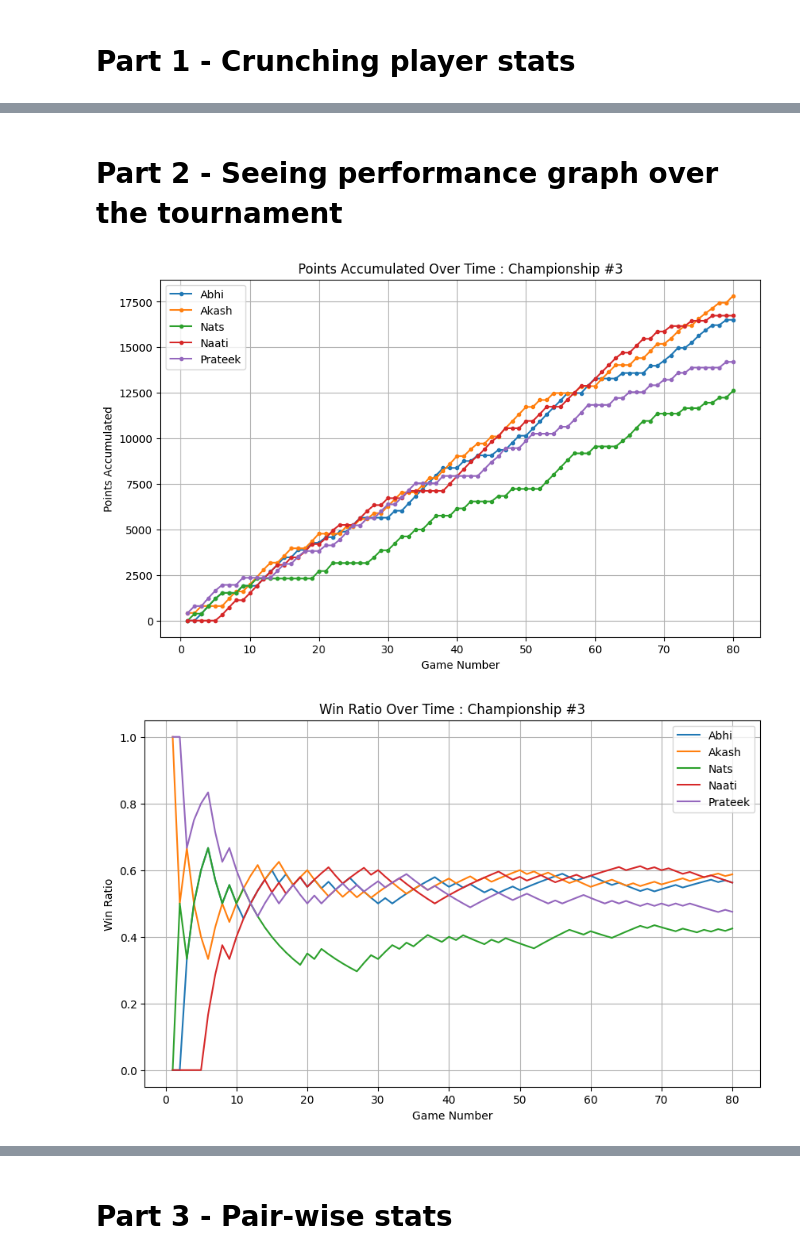
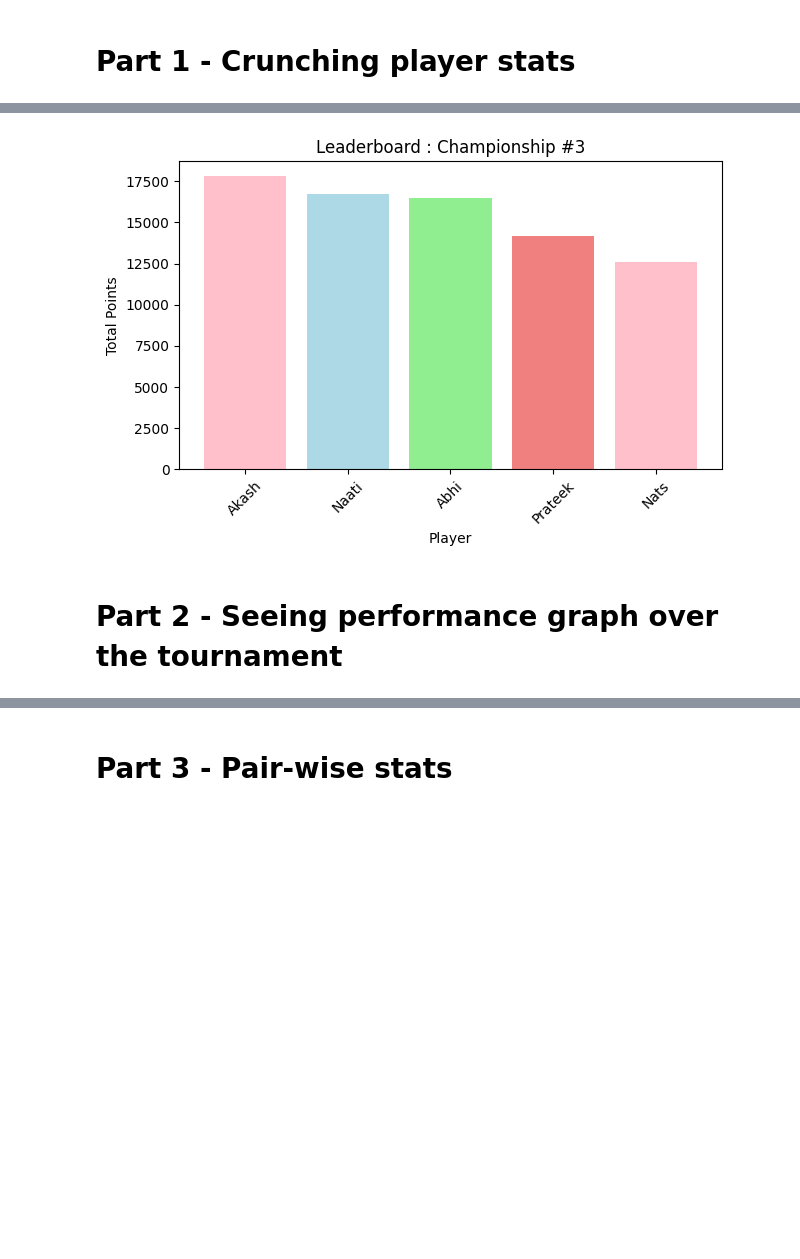
Before and after one commit to akash-suresh/three-of-spades, a Jupyter notebook: Championship_3.ipynb, the cells around one changed output, grey strips where cells are left out. Drawn from its saved outputs; the diff is of its cells as text; code cells hidden in the pictures; blank space fills up the shorter version.

```diff
--- a/Championship_3.ipynb
+++ b/Championship_3.ipynb
@@ -24,0 +12,2 @@ Players participating in this Championship are : ['Abhi', 'Akash', 'Nats', 'Naat
+# %%
+tournament = Tournament(TOURNAMENT_TYPE, TOURNEY_NUMBER)
@@ -40,8 +28,6 @@ plot_leaderboard_barplot(player_stats, tourney_number=TOURNEY_NUMBER, save_image
+# %%
+tournament.getLeaderboardBarplot(save_image=SAVE_IMAGES)
+# %% [output]
+[figure, added]
 # %% [markdown]
 # Part 2 - Seeing performance graph over the tournament
-# %%
-plot_leaderboard_timeseries(game_data, players, tourney_number=TOURNEY_NUMBER, save_image=False)
-plot_performance_timeseries(game_data, players, tourney_number=TOURNEY_NUMBER, save_image=False)
-# %% [output]
-[figure, removed]
-[figure, removed]
```
Also changed, not shown: parts of 14 cells of this notebook, 11 other files.
